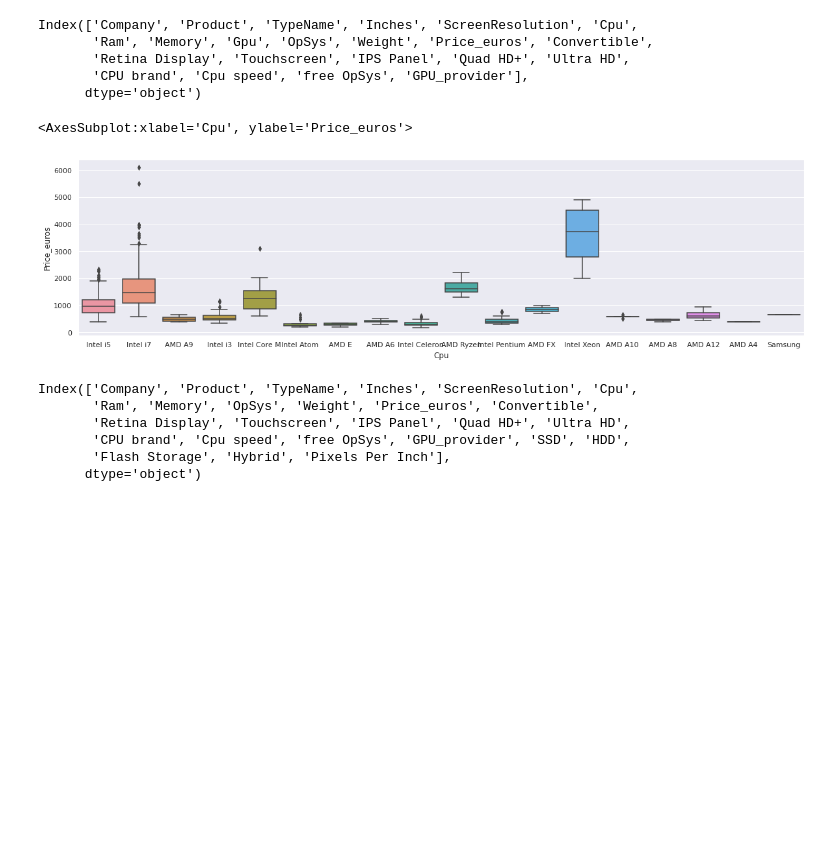
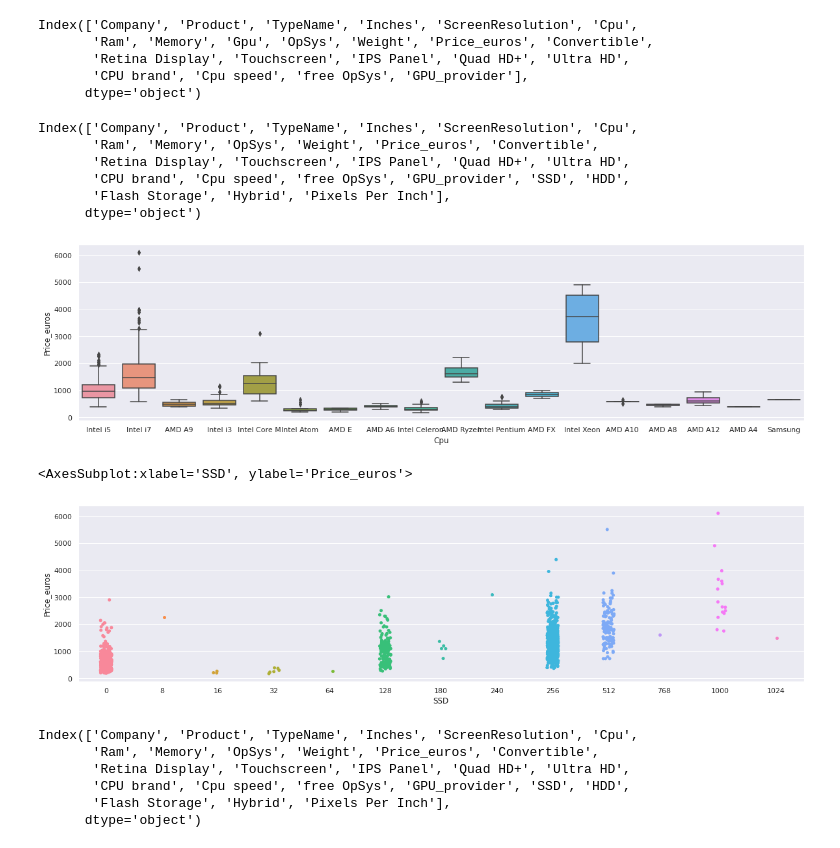
Before and after one commit to SayatP/Laptop-price-prediction, a Jupyter notebook: Notebook.ipynb, the cells around one changed output. Drawn from its saved outputs; the diff is of its cells as text; code cells hidden in the pictures; blank space fills up the shorter version.

```diff
--- a/Notebook.ipynb
+++ b/Notebook.ipynb
@@ -104,15 +111,29 @@ def resolution_to_number(resolution, diagonal):
     return math.sqrt(width**2+height**2)/diagonal
 # %%
 df['Pixels Per Inch'] = df.apply(lambda x: resolution_to_number(x.ScreenResolution, x.Inches), axis=1)
+# %%
+df.columns
+# %% [output]
+Index(['Company', 'Product', 'TypeName', 'Inches', 'ScreenResolution', 'Cpu',
+       'Ram', 'Memory', 'OpSys', 'Weight', 'Price_euros', 'Convertible',
+       'Retina Display', 'Touchscreen', 'IPS Panel', 'Quad HD+', 'Ultra HD',
+       'CPU brand', 'Cpu speed', 'free OpSys', 'GPU_provider', 'SSD', 'HDD',
+       'Flash Storage', 'Hybrid', 'Pixels Per Inch'],
+      dtype='object')
 # %%
 import seaborn as sns
 
 sns.set(rc = {'figure.figsize':(20,5)})
 
 sns.boxplot(x=df["Cpu"], y=df["Price_euros"])
+y=df["Price_euros"]
 # %% [output]
-<AxesSubplot:xlabel='Cpu', ylabel='Price_euros'>
 [figure]
+# %%
+sns.stripplot(x=df["SSD"], y=y)
+# %% [output]
+<AxesSubplot:xlabel='SSD', ylabel='Price_euros'>
+[figure, added]
 # %%
 df.columns
 # %% [output]
```
Also changed, not shown: parts of 21 cells of this notebook.
